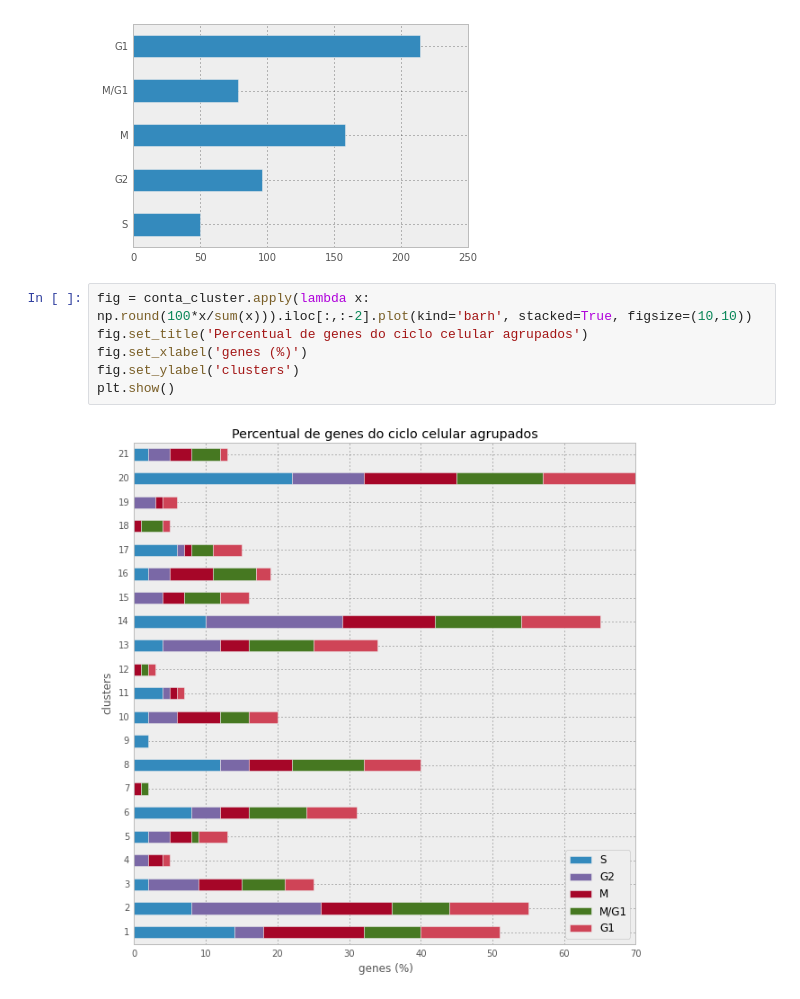
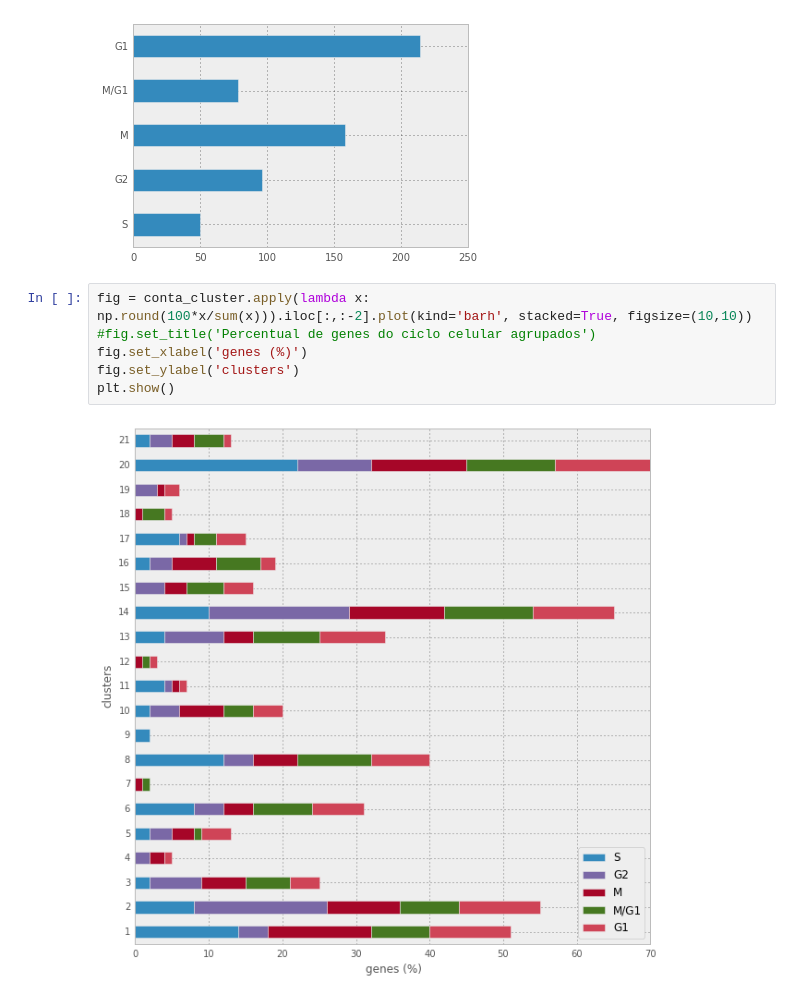
Before and after one commit to bruno-fs/rec_padroes, a Jupyter notebook: ep3/ep3.ipynb, the cells around one changed output. Cells and saved outputs as stored; diff of their text form.

```diff
--- a/ep3/ep3.ipynb
+++ b/ep3/ep3.ipynb
@@ -427,9 +427,9 @@ plt.show()
 [figure]
 # %%
 fig = conta_cluster.apply(lambda x: np.round(100*x/sum(x))).iloc[:,:-2].plot(kind='barh', stacked=True, figsize=(10,10))
-fig.set_title('Percentual de genes do ciclo celular agrupados')
+#fig.set_title('Percentual de genes do ciclo celular agrupados')
 fig.set_xlabel('genes (%)')
 fig.set_ylabel('clusters')
 plt.show()
 # %% [output]
-[figure, old version]
+[figure, new version]
```
Also changed, not shown: parts of 3 cells of this notebook.
